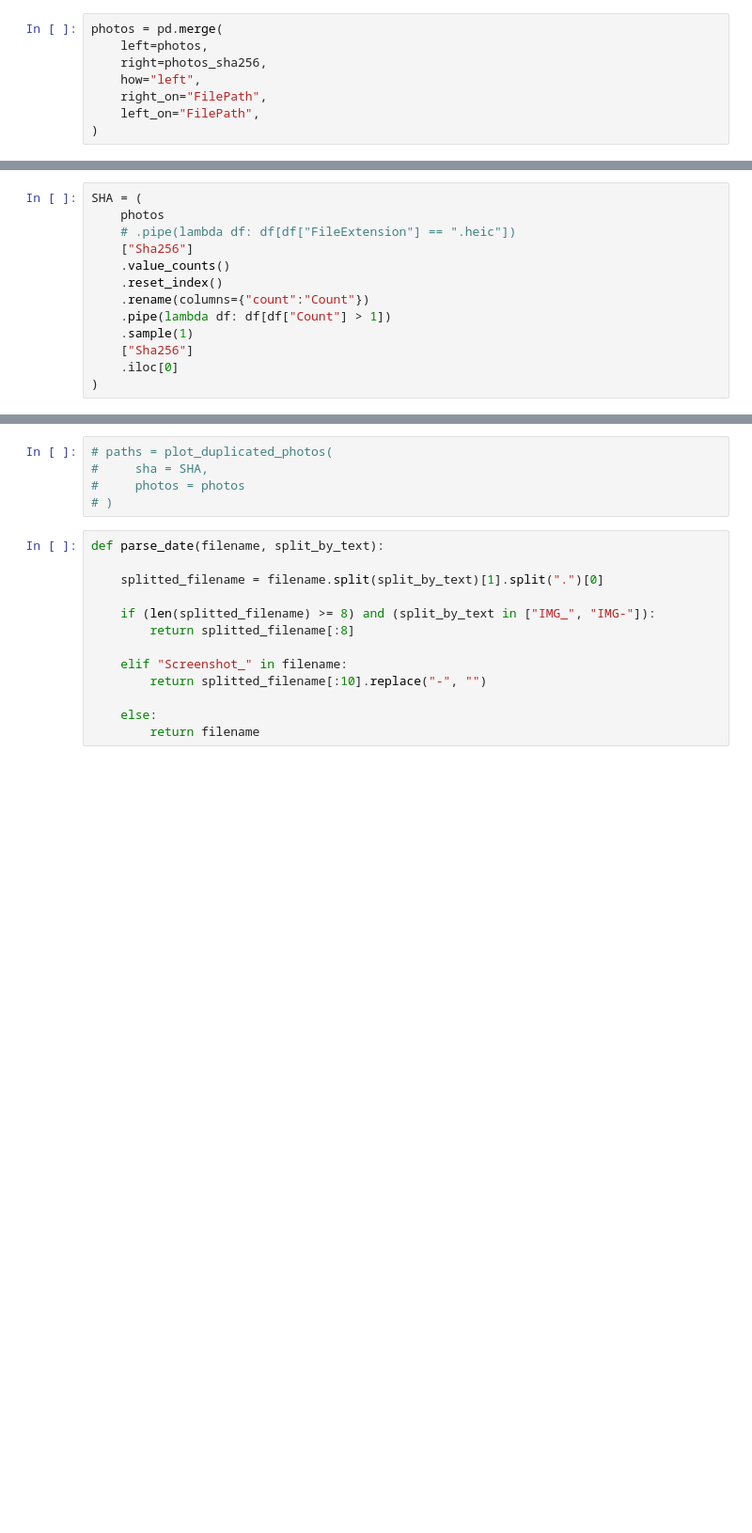
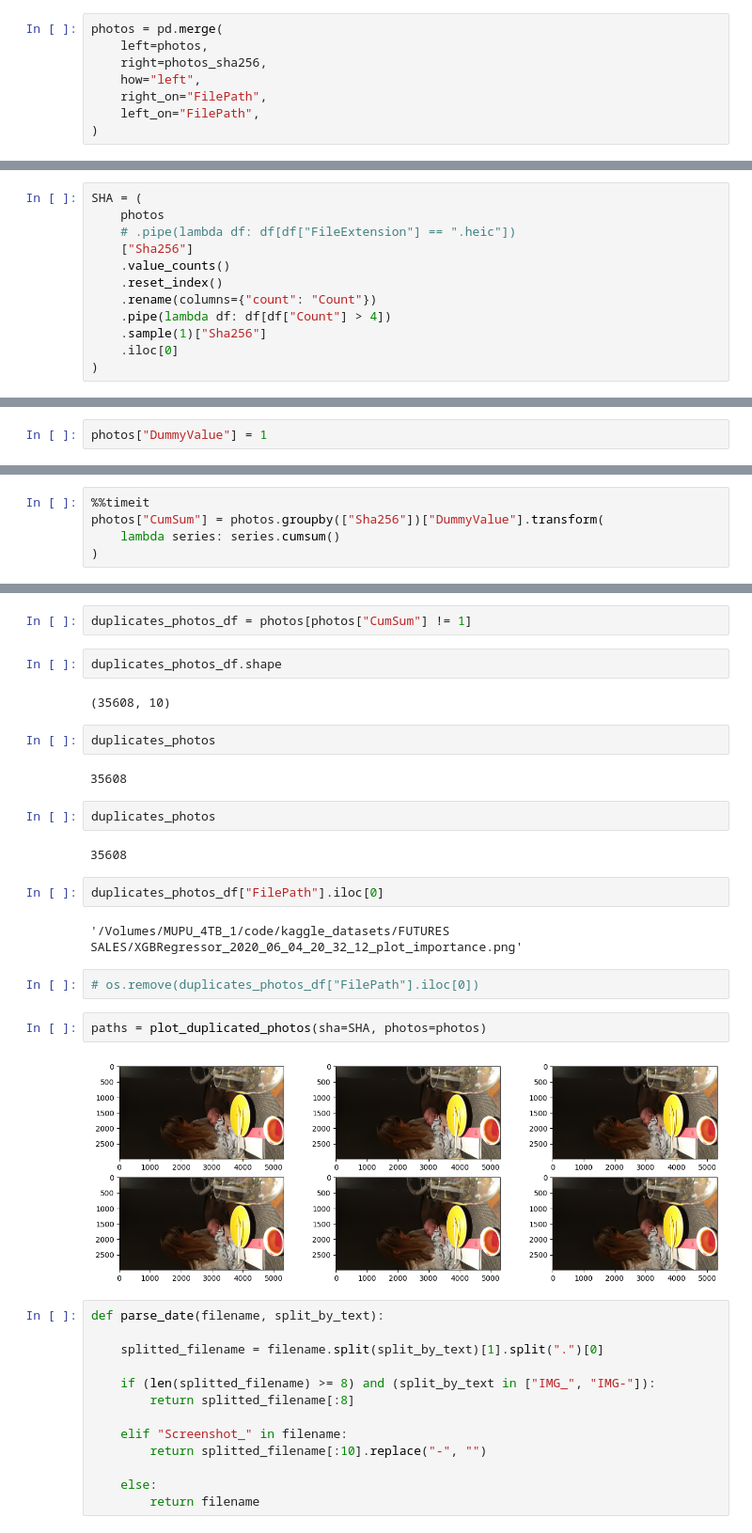
Before and after one commit to nicopyds/py8tb, a Jupyter notebook: notebooks/df_analysis.ipynb, the cells around one changed output, grey strips where cells are left out. Shown at 94% size. Cells and saved outputs as stored; diff of their text form; blank space fills up the shorter version.

Commit message:
Cleaned the scripts and implemented how to find the unique paths to save

```diff
--- a/notebooks/df_analysis.ipynb
+++ b/notebooks/df_analysis.ipynb
@@ -60,10 +86,9 @@ SHA = (
     ["Sha256"]
     .value_counts()
     .reset_index()
-    .rename(columns={"count":"Count"})
-    .pipe(lambda df: df[df["Count"] > 1])
-    .sample(1)
-    ["Sha256"]
+    .rename(columns={"count": "Count"})
+    .pipe(lambda df: df[df["Count"] > 4])
+    .sample(1)["Sha256"]
     .iloc[0]
 )
 # %%
@@ -93,0 +135,2 @@ photos[photos["Sha256"].str.contains(SHA)]["FilePath"].tolist()
+# %%
+photos["DummyValue"] = 1
@@ -93,0 +147,5 @@ photos[photos["Sha256"].str.contains(SHA)]["FilePath"].tolist()
+# %%
+%%timeit
+photos["CumSum"] = photos.groupby(["Sha256"])["DummyValue"].transform(
+    lambda series: series.cumsum()
+)
@@ -94,8 +206,27 @@ photos[photos["Sha256"].str.contains(SHA)]["FilePath"].tolist()
+# %%
+duplicates_photos_df = photos[photos["CumSum"] != 1]
+# %%
+duplicates_photos_df.shape
+# %% [output]
+(35608, 10)
+# %%
+duplicates_photos
+# %% [output]
+35608
+# %%
+duplicates_photos
+# %% [output]
+35608
+# %%
+duplicates_photos_df["FilePath"].iloc[0]
+# %% [output]
+'/Volumes/MUPU_4TB_1/code/kaggle_datasets/FUTURES SALES/XGBRegressor_2020_06_04_20_32_12_plot_importance.png'
+# %%
+# os.remove(duplicates_photos_df["FilePath"].iloc[0])
 # %%
-# paths = plot_duplicated_photos(
-#     sha = SHA,
-#     photos = photos
-# )
+paths = plot_duplicated_photos(sha=SHA, photos=photos)
+# %% [output]
+[figure, added]
 # %%
 def parse_date(filename, split_by_text):
 
```
Also changed, not shown: parts of 24 cells of this notebook, 8 other files.
